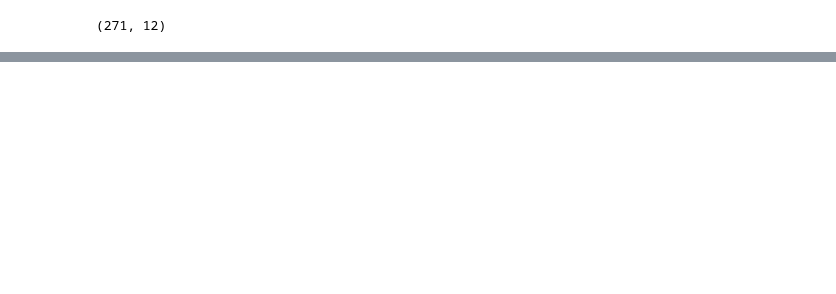
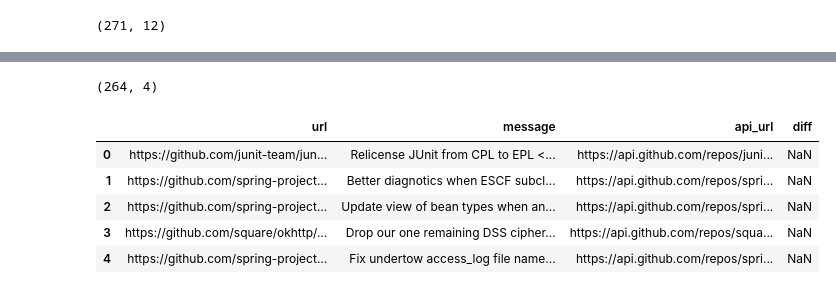
Before and after one commit to kevca87/should_llms_evaluate, a Jupyter notebook: data_analysis.ipynb, the cells around one changed output, grey strips where cells are left out. Drawn from its saved outputs; the diff is of its cells as text; code cells hidden in the pictures; blank space fills up the shorter version.

Commit message:
Add diffs downloaded

```diff
--- a/data_analysis.ipynb
+++ b/data_analysis.ipynb
@@ -44,0 +65,40 @@ util_df.to_csv('manual_labeled.csv', index=False)
+# %%
+import requests
+from time import sleep
+def get_commit_info(request_url):
+  headers = {
+    "Authorization": f"token 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",
+    "Content-Type": "application/json",
+    "Accept": "application/json"
+  }
+  response = requests.get(request_url, headers=headers)
+  if response.status_code == 200:
+    return response.json()
+  else:
+    return None
+
+
+def get_commits_diffs(commits):
+    diffs = []
+    for idx, commit in commits.iterrows():
+        diffs.append(get_commit_diff(commit['api_url']))
+    return diffs
+
+def get_commit_diff(request_url):
+    diff = ''
+    try:
+        changed_files = get_commit_info(request_url)['files']
+        print(changed_files)
+        sleep(0.1)
+        for file in changed_files:
+             if 'patch' in file:
+                  diff += (file['patch'] + '\n')
+        return diff
+    except:
+        return None
+# %%
+nan_index_list = df[df['diff'].notna()==False].index
+for idx in nan_index_list:
+	diff = get_commit_diff(df['api_url'][idx])
+	print(diff)
+	df['diff'][idx] = diff
@@ -44,0 +130,13 @@ util_df.to_csv('manual_labeled.csv', index=False)
+# %%
+df[df['diff'].notna()==True].shape
+# %% [output]
+(264, 4)
+# %%
+df.head()
+# %% [output]
+|  | url | message | api_url | diff |
+| 0 | https://github.com/junit-team/jun... | Relicense JUnit from CPL to EPL <... | https://api.github.com/repos/juni... | NaN |
+| 1 | https://github.com/spring-project... | Better diagnotics when ESCF subcl... | https://api.github.com/repos/spri... | NaN |
+| 2 | https://github.com/spring-project... | Update view of bean types when an... | https://api.github.com/repos/spri... | NaN |
+| 3 | https://github.com/square/okhttp/... | Drop our one remaining DSS cipher... | https://api.github.com/repos/squa... | NaN |
+| 4 | https://github.com/spring-project... | Fix undertow access_log file name... | https://api.github.com/repos/spri... | NaN |
```
Also changed, not shown: parts of 5 cells of this notebook, 8 other files.
